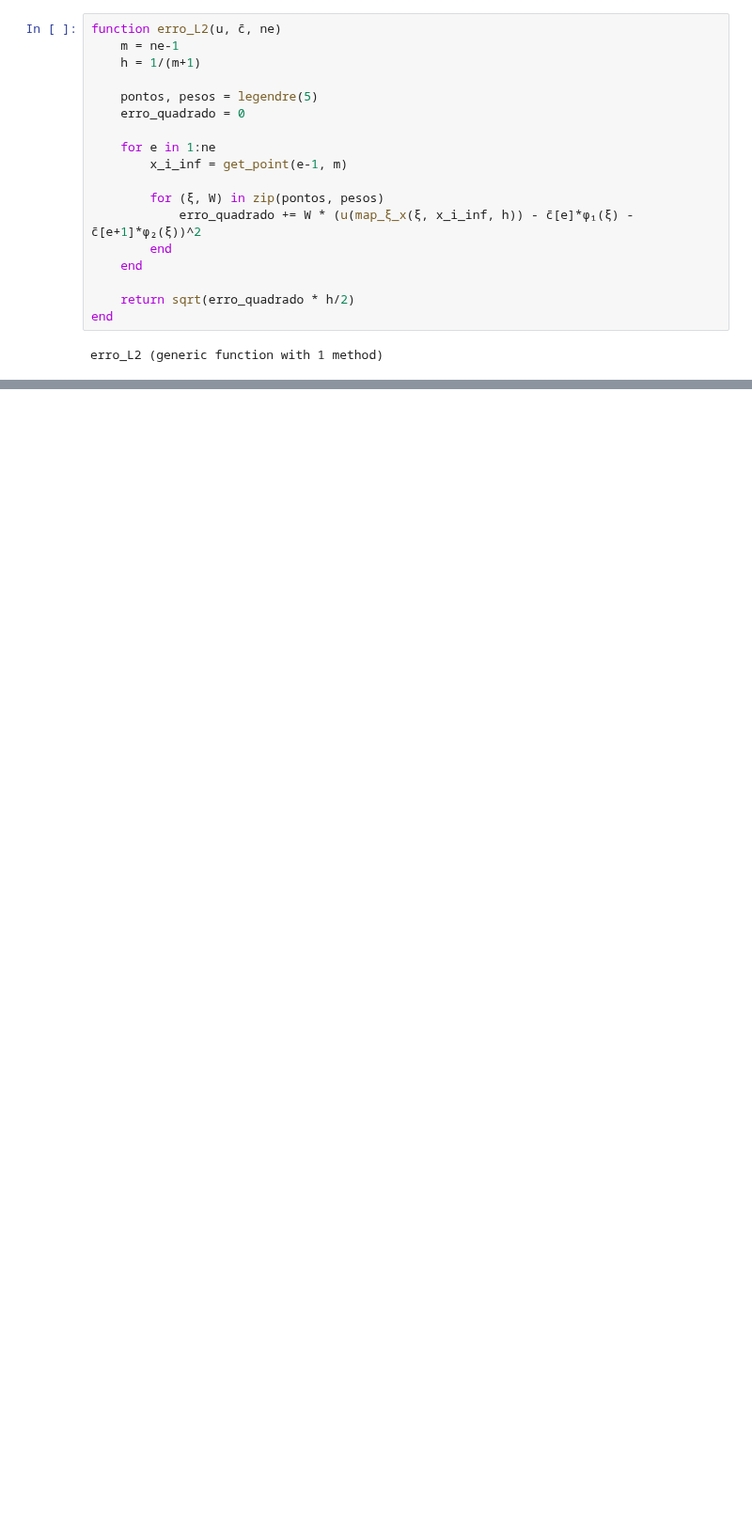
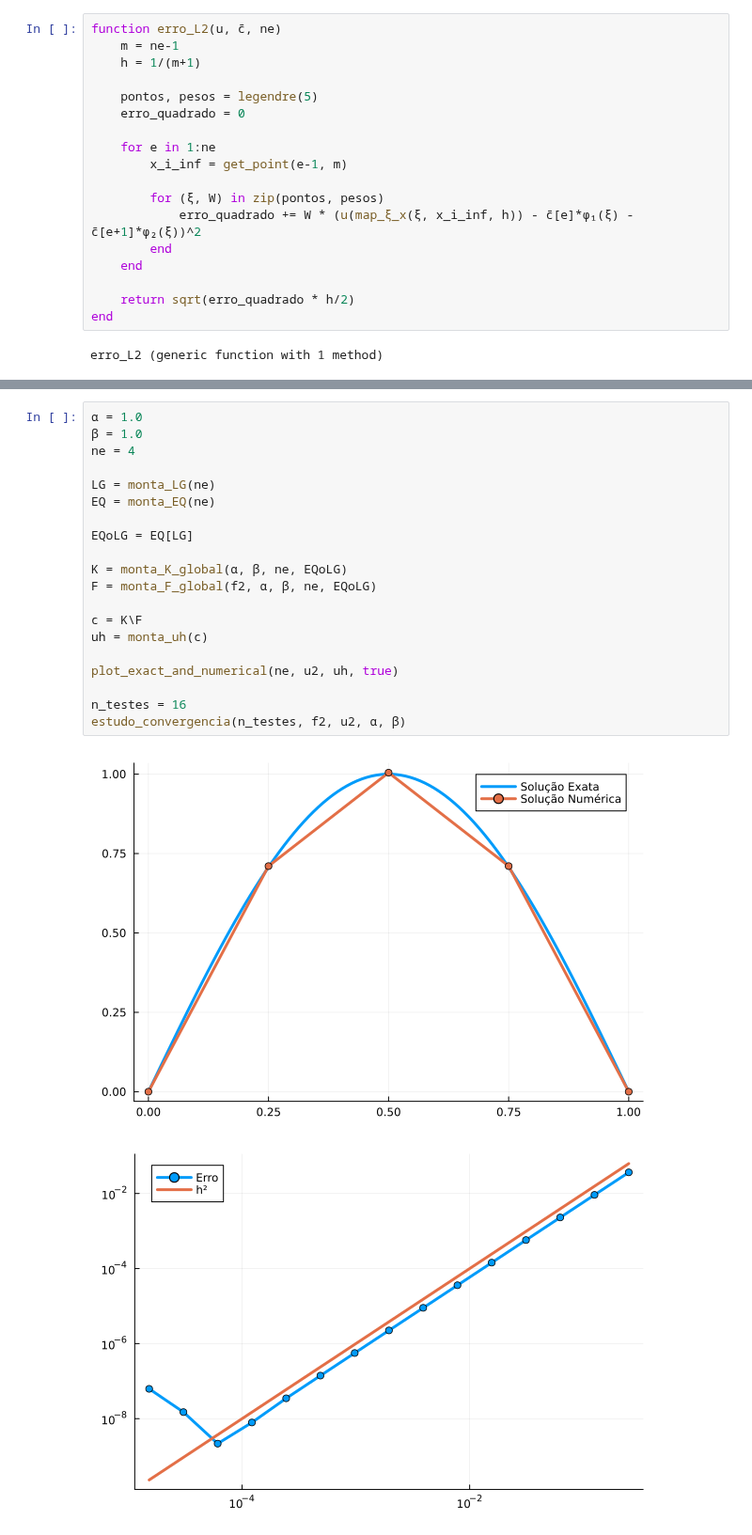
Before and after one commit to CarlosEduardoValladares/Elementos-Finitos-2024.2, a Jupyter notebook: elementos_finitos_02.ipynb, the cells around one changed output, grey strips where cells are left out. Shown at 94% size. Cells and saved outputs as stored; diff of their text form; blank space fills up the shorter version.

```diff
--- a/elementos_finitos_02.ipynb
+++ b/elementos_finitos_02.ipynb
@@ -225,0 +278,23 @@ estudo_convergencia (generic function with 1 method)
+# %%
+α = 1.0
+β = 1.0
+ne = 4
+
+LG = monta_LG(ne)
+EQ = monta_EQ(ne)
+
+EQoLG = EQ[LG]
+
+K = monta_K_global(α, β, ne, EQoLG)
+F = monta_F_global(f2, α, β, ne, EQoLG)
+
+c = K\F
+uh = monta_uh(c)
+
+plot_exact_and_numerical(ne, u2, uh, true)
+
+n_testes = 16
+estudo_convergencia(n_testes, f2, u2, α, β)
+# %% [output]
+[figure, added]
+[figure, added]
```
Also changed, not shown: parts of 19 cells of this notebook.
